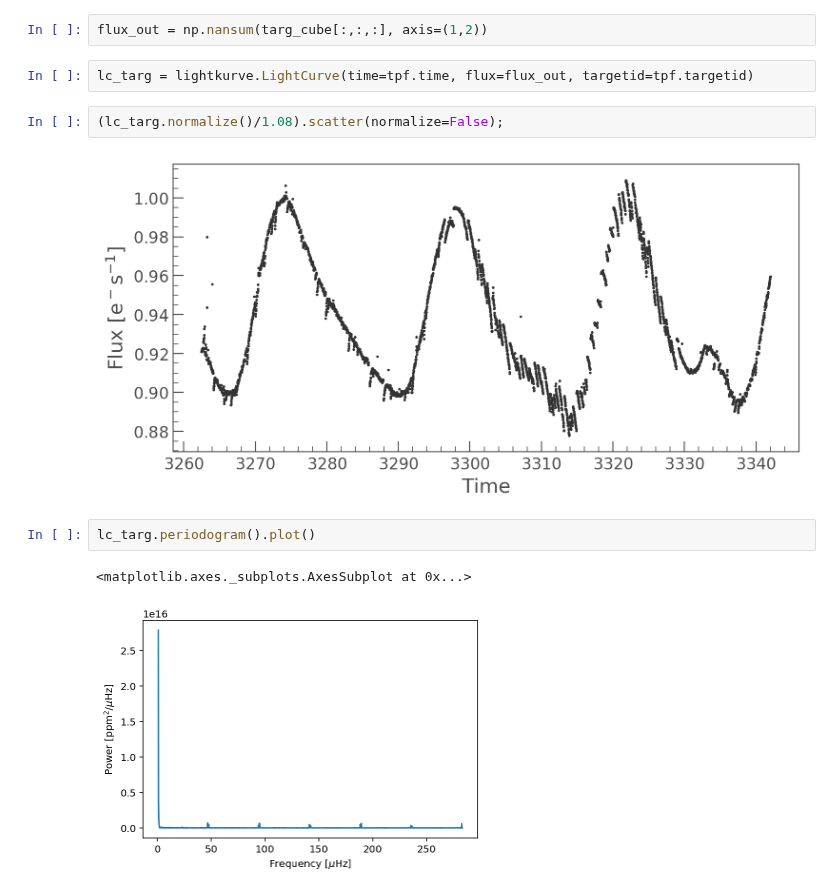
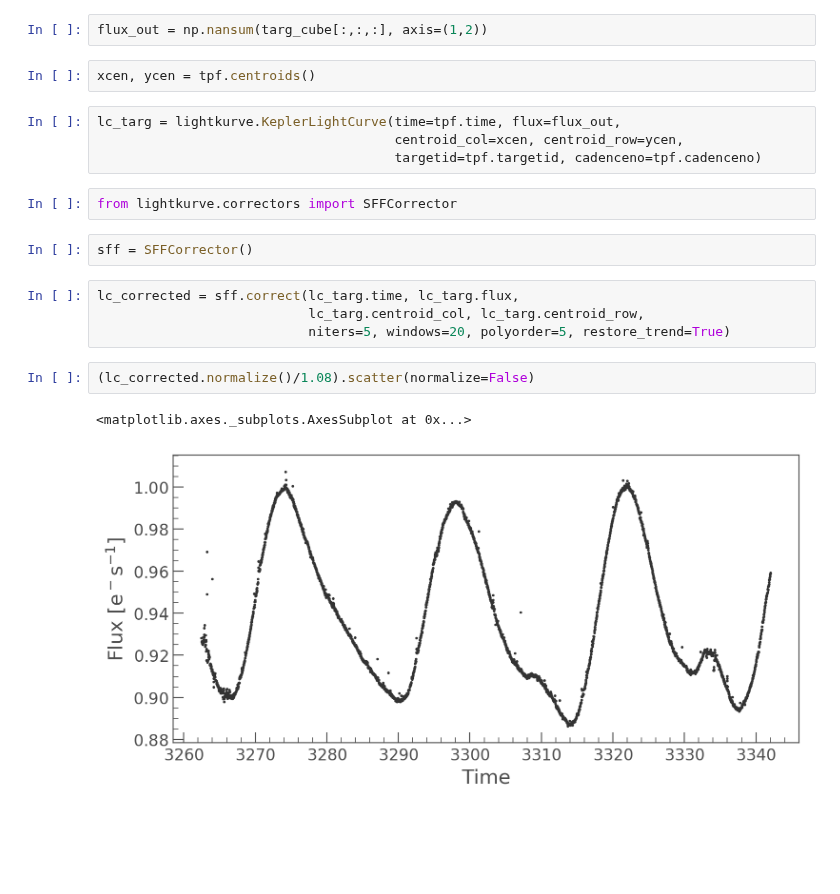
Before and after one commit to BrownDwarf/subsub, a Jupyter notebook: notebooks/K2_C16_M67_lightcurve_search.ipynb, the cells around one changed output. Saved outputs shown, nothing was run; the diff lists cells and outputs as text; blank space fills up the shorter version.

```diff
--- a/notebooks/K2_C16_M67_lightcurve_search.ipynb
+++ b/notebooks/K2_C16_M67_lightcurve_search.ipynb
@@ -177,14 +181,22 @@ plt.imshow(np.nanmean(targ_cube[:,:,:], axis=0), origin='lower', vmin=500, vmax=
 Ok, looks like this pixel mask might work!
 # %%
 flux_out = np.nansum(targ_cube[:,:,:], axis=(1,2))
+# %%
+xcen, ycen = tpf.centroids()
 # %%
-lc_targ = lightkurve.LightCurve(time=tpf.time, flux=flux_out, targetid=tpf.targetid)
+lc_targ = lightkurve.KeplerLightCurve(time=tpf.time, flux=flux_out,
+                                      centroid_col=xcen, centroid_row=ycen,
+                                      targetid=tpf.targetid, cadenceno=tpf.cadenceno)
+# %%
+from lightkurve.correctors import SFFCorrector
+# %%
+sff = SFFCorrector()
+# %%
+lc_corrected = sff.correct(lc_targ.time, lc_targ.flux,
+                           lc_targ.centroid_col, lc_targ.centroid_row,
+                           niters=5, windows=20, polyorder=5, restore_trend=True)
 # %%
-(lc_targ.normalize()/1.08).scatter(normalize=False);
+(lc_corrected.normalize()/1.08).scatter(normalize=False)
 # %% [output]
+<matplotlib.axes._subplots.AxesSubplot at 0x...>
-[figure, old version]
+[figure, new version]
-# %%
-lc_targ.periodogram().plot()
-# %% [output]
-<matplotlib.axes._subplots.AxesSubplot at 0x...>
-[figure, removed]
```
Also changed, not shown: parts of 4 cells of this notebook.
